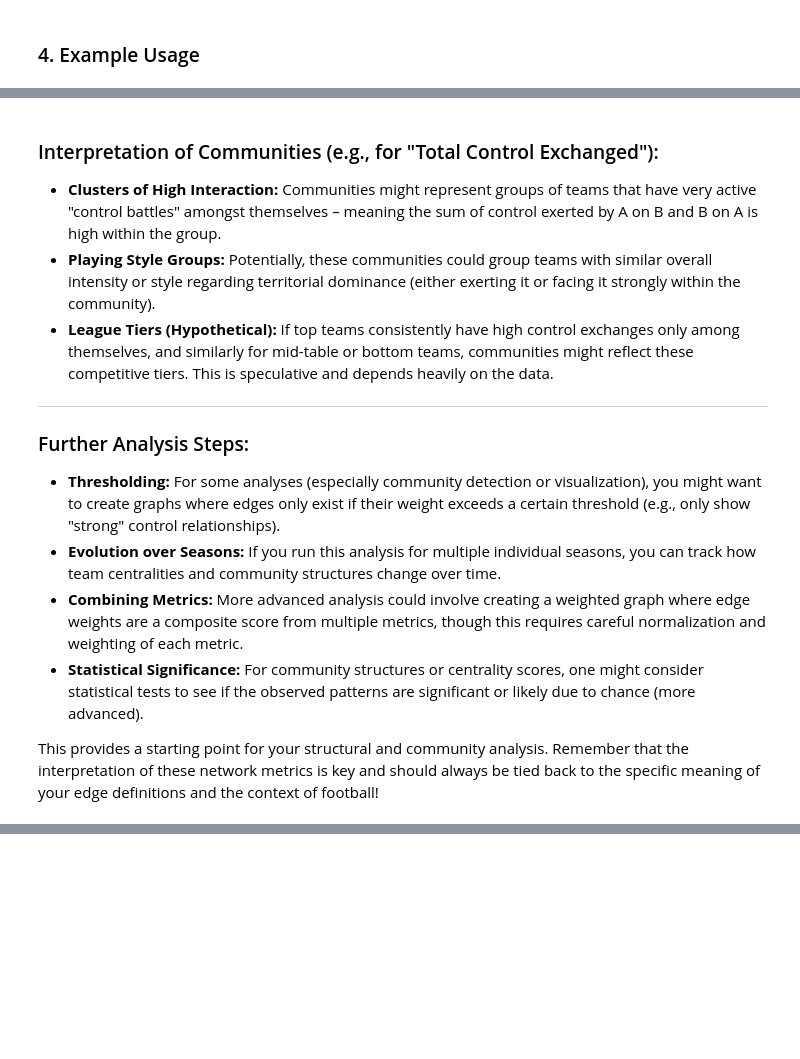
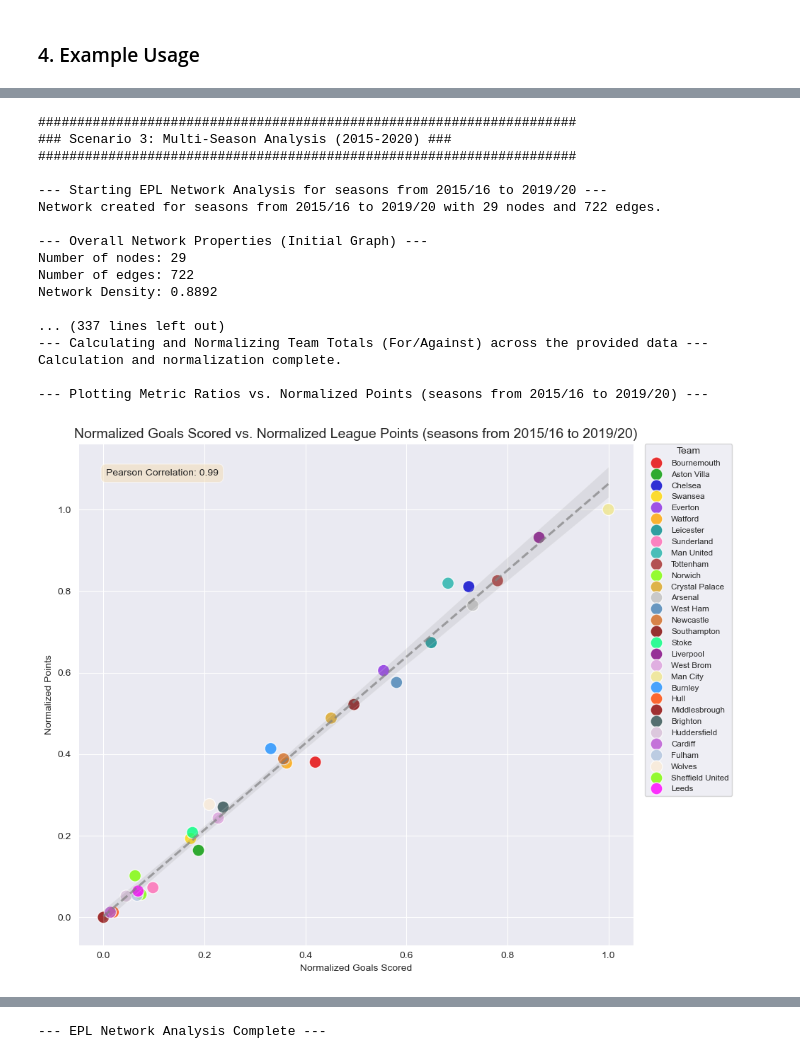
Before and after one commit to marcellorussox/premier-league-complex-net, a Jupyter notebook: notebooks/analysis.ipynb, the cells around one changed output, grey strips where cells are left out. Saved outputs shown, nothing was run; the diff lists cells and outputs as text; code cells hidden in the pictures; blank space fills up the shorter version.

```diff
--- a/notebooks/analysis.ipynb
+++ b/notebooks/analysis.ipynb
@@ -1603,19 +1264,32 @@ else:
-# %% [markdown]
-
-
-### Interpretation of Communities (e.g., for "Total Control Exchanged"):
-
-* **Clusters of High Interaction:** Communities might represent groups of teams that have very active "control battles" amongst themselves – meaning the sum of control exerted by A on B and B on A is high within the group.
-* **Playing Style Groups:** Potentially, these communities could group teams with similar overall intensity or style regarding territorial dominance (either exerting it or facing it strongly within the community).
-* **League Tiers (Hypothetical):** If top teams consistently have high control exchanges only among themselves, and similarly for mid-table or bottom teams, communities might reflect these competitive tiers. This is speculative and depends heavily on the data.
-
----
-
-### Further Analysis Steps:
-
-* **Thresholding:** For some analyses (especially community detection or visualization), you might want to create graphs where edges only exist if their weight exceeds a certain threshold (e.g., only show "strong" control relationships).
-* **Evolution over Seasons:** If you run this analysis for multiple individual seasons, you can track how team centralities and community structures change over time.
-* **Combining Metrics:** More advanced analysis could involve creating a weighted graph where edge weights are a composite score from multiple metrics, though this requires careful normalization and weighting of each metric.
-* **Statistical Significance:** For community structures or centrality scores, one might consider statistical tests to see if the observed patterns are significant or likely due to chance (more advanced).
-
-This provides a starting point for your structural and community analysis. Remember that the interpretation of these network metrics is key and should always be tied back to the specific meaning of your edge definitions and the context of football!
+# %%
+print("\n\n#####################################################################")
+print("### Scenario 3: Multi-Season Analysis (2015-2020) ###")
+print("#####################################################################")
+perform_epl_network_analysis(
+    epl_df=epl_df,
+    network_start_year=2015,
+    network_end_year=2020,
+    metrics_to_analyze=['goals', 'aggressiveness', 'control', 'points'],
+    thresholds_for_analysis=[0.1, 0.1, 0.35, 0.1],
+    keep_above_threshold = False
+
+)
+# %% [output]
+#####################################################################
+### Scenario 3: Multi-Season Analysis (2015-2020) ###
+#####################################################################
+
+--- Starting EPL Network Analysis for seasons from 2015/16 to 2019/20 ---
+Network created for seasons from 2015/16 to 2019/20 with 29 nodes and 722 edges.
+
+--- Overall Network Properties (Initial Graph) ---
+Number of nodes: 29
+Number of edges: 722
+Network Density: 0.8892
+
+... (337 lines left out)
+--- Calculating and Normalizing Team Totals (For/Against) across the provided data ---
+Calculation and normalization complete.
+
+--- Plotting Metric Ratios vs. Normalized Points (seasons from 2015/16 to 2019/20) ---
+[figure, added]
@@ -1621,0 +1299 @@ This provides a starting point for your structural and community analysis. Remem
+--- EPL Network Analysis Complete ---
```
Also changed, not shown: parts of 21 cells of this notebook.
